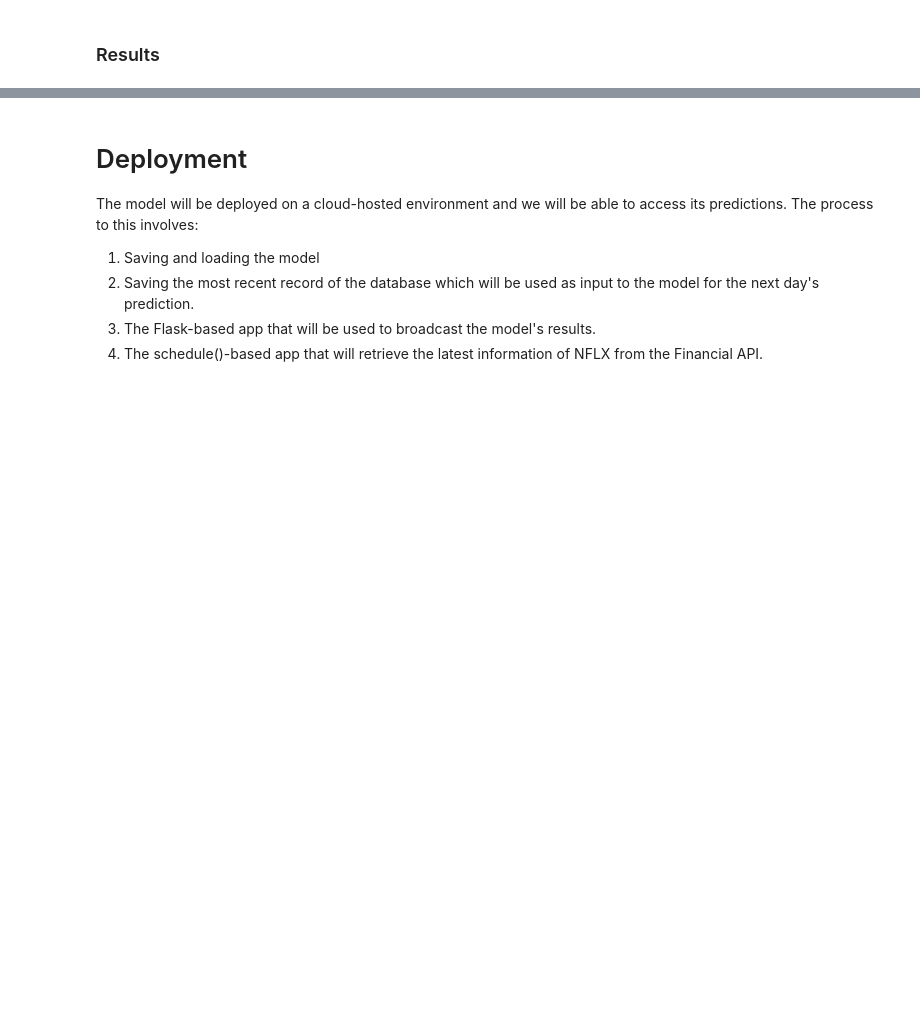
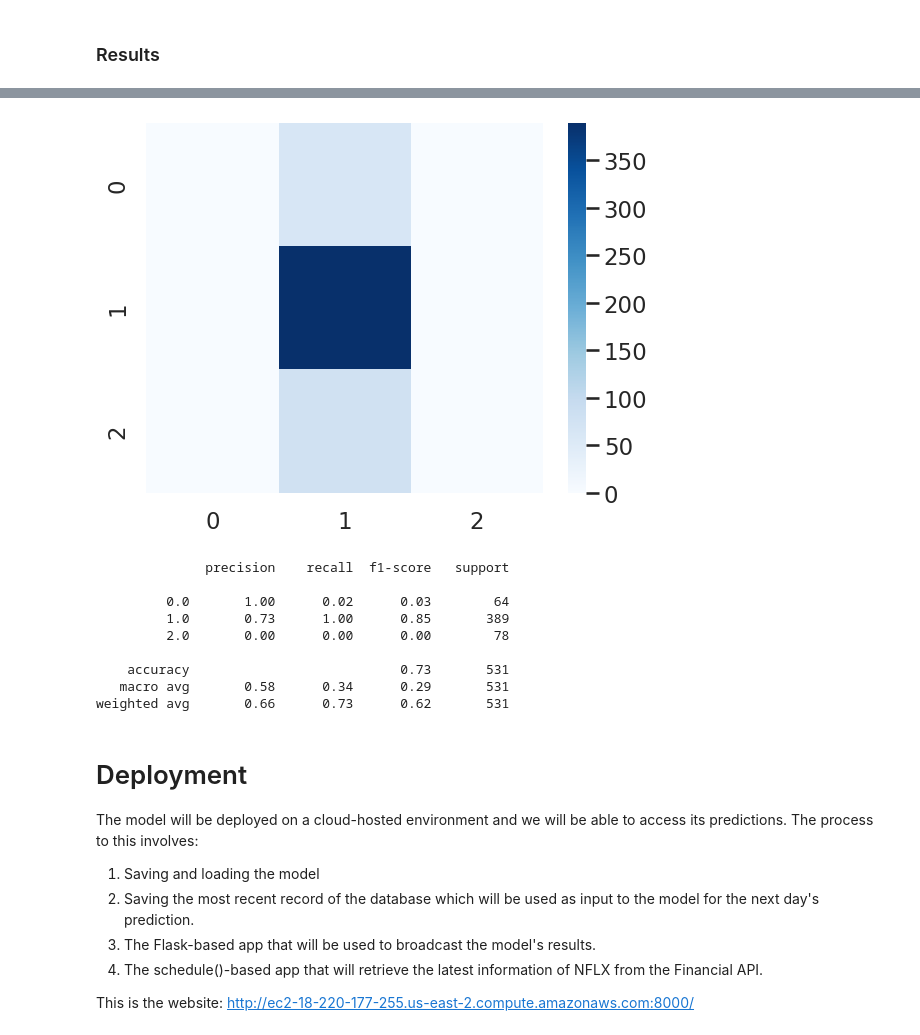
Before and after one commit to ucheokechukwu/Stock-Prediction-with-Supervised-and-Reinforcement-Learning, a Jupyter notebook: src/notebooks/Classifier_Model_building.ipynb, the cells around one changed output, grey strips where cells are left out. Drawn from its saved outputs; the diff is of its cells as text; code cells hidden in the pictures; blank space fills up the shorter version.

Commit message:
classifier files

```diff
--- a/src/notebooks/Classifier_Model_building.ipynb
+++ b/src/notebooks/Classifier_Model_building.ipynb
@@ -208,6 +186,7 @@ def model_evaluation(model, modelname, filepath, X_test, y_test, metrics_log=met
     scores = eval(y_test, y_pred)
     metrics_log[modelname] = scores[0]
     display(metrics_log)
+    return scores
 
 
 def save_best(model):
@@ -229,13 +208,17 @@ def train_test_splits(data, test_split=0.2):
     Output: X_train, X_test, y_train, y_test in that order
     """
 
-    data = pd.concat([data[:'2021-10'], data['2022-06':]])
+    # data = pd.concat([data[:'2021-10'], data['2022-06':]])
     from sklearn.preprocessing import StandardScaler
-    scal = StandardScaler()
+    scaler = StandardScaler()
     tmp = data.copy()
     X = tmp.drop(columns=['Forecast'])
     y = tmp['Forecast'].values
-    X = scal.fit_transform(X)
+    X = scaler.fit_transform(X)
+
+    # save this scaler
+    import pickle
+    pickle.dump(scaler, open('output/model/scaler', 'wb'))
 
 
     split = round(len(X) * (1-test_split))
@@ -304,4 +287,4 @@ plot_model(model1, show_shapes=True)
 # %%
-history, filepath, X_test, y_test = train_model(model1, data, model_name, epochs=500)
+history, filepath, X_test, y_test = train_model(model1, data, model_name, epochs=200)
 model_evaluation(model1, model_name, filepath, X_test, y_test)
 # %% [output]
@@ -592,8 +595,7 @@ I will hyperparameter tune the CNN/LSTM layer.
 def model_building_compiling_tuning(data,
                              lstm_nodes=128,
                                     cnn = False,
-                             opt='adam',
-                             activ='relu'):
+                             opt='adam'):
 
     """inputs: the training dataset
     outputs: an LSTM model
@@ -607,12 +609,13 @@ def model_building_compiling_tuning(data,
     if cnn == True:
 
         cnn_layer = layers.Conv1D(filters=128, kernel_size=32, padding='same', activation="relu")(reshape)
+        max = layers.GlobalMaxPooling1D()(cnn_layer)
+        cnn_layer = layers.Lambda(lambda x: tf.expand_dims(x, axis=1))(max)
         x = cnn_layer
     else:
         x = reshape
 
-    # reshape = layers.Lambda(lambda x: tf.expand_dims(x, axis=1))(x)
-    lstm = layers.LSTM(lstm_nodes, activation=activ)(x)
+    lstm = layers.LSTM(lstm_nodes)(x)
     output = layers.Dense(3, activation='softmax')(lstm)
 
     model = tf.keras.Model(inputs=input,
@@ -649,7 +652,7 @@ def model_training_tuning(model, data, model_name, epochs=5,
            verbose=0,
            batch_size=32,
            validation_data=(X_test, y_test),
-           callbacks=[save_best(model_name)]
+           callbacks=[early_stop, save_best(model_name)]
            ) # create ModelCheckpoint callback to save best model
 
     return history, 'output/'+model_name, X_test, y_test
@@ -725,0 +735,12 @@ dtype: object
+# %%
+# retraining the best model to save it
+# train the model
+model_name = 'hypertuning_128_128_True_adam'
+model = model_building_compiling_tuning(data, lstm_nodes=128,
+                             cnn=True,
+                             opt='adam')
+_, filepath, X_test, y_test = model_training_tuning(model, data,
+                                                    model_name, epochs=250, batch_size = 128)
+
+# evaluate the model
+scores = model_evaluation(model, model_name, filepath, X_test, y_test)
@@ -726,3 +774,21 @@ dtype: object
+# %%
+# printing out results
+cf_matrix = scores[1]['confusion_matrix']
+classif_report = scores[1]['classification_report']
+sns.heatmap(cf_matrix, cmap='Blues')
+plt.show()
+print(classif_report)
+# %% [output]
+[figure, added]
+              precision    recall  f1-score   support
+
+         0.0       1.00      0.02      0.03        64
+         1.0       0.73      1.00      0.85       389
+         2.0       0.00      0.00      0.00        78
+
+    accuracy                           0.73       531
+   macro avg       0.58      0.34      0.29       531
+weighted avg       0.66      0.73      0.62       531
 # %% [markdown]
 # Deployment
 
@@ -732,5 +798,7 @@ The model will be deployed on a cloud-hosted environment and we will be able to
 2. Saving the most recent record of the database which will be used as input to the model for the next day's prediction.
 3. The Flask-based app that will be used to broadcast the model's results.
 4. The schedule()-based app that will retrieve the latest information of NFLX from the Financial API.
+
+This is the website: http://ec2-18-220-177-255.us-east-2.compute.amazonaws.com:8000/
 # %%
 # saving the model
```
Also changed, not shown: parts of 36 cells of this notebook, 51 other files.
